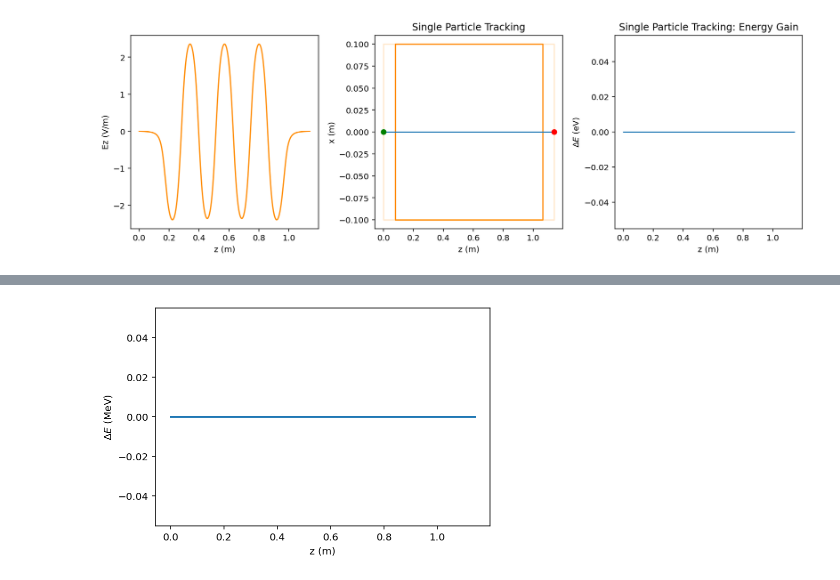
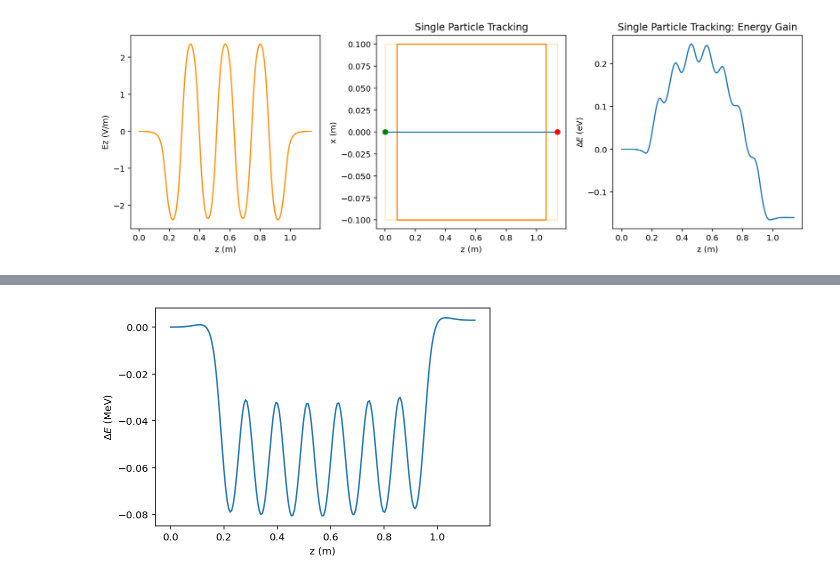
Before and after one commit to ColwynGulliford/lume-gpt, a Jupyter notebook: examples/elements/Map25D_TM.ipynb, the cells around one changed output, grey strips where cells are left out. Drawn from its saved outputs; the diff is of its cells as text; code cells hidden in the pictures.

```diff
--- a/examples/elements/Map25D_TM.ipynb
+++ b/examples/elements/Map25D_TM.ipynb
@@ -8,12 +8,10 @@
 import numpy as np
 from matplotlib import pyplot as plt
 # %%
-from gpt.maps2 import Map25D_TM
-cnames={'z':'z', 'r':'r', 'Ez':'Ez', 'Er':'Er', 'Bphi':'Bphi'}
+from gpt.maps import Map25D_TM
 
 cav = Map25D_TM('cav_7_cell', 'fields/7cell_2D.gdf', frequency=1.3e9, scale=1)
-
-G = cav.track_on_axis(t=0, p=1e6, n_screen=200, GBacc=12, workdir='temp')
+G = cav.track_on_axis(t=0, p=1e6, n_screen=200, GBacc=8)
 
 fig, ax = plt.subplots(1, 3, sharex='col', constrained_layout=True, figsize=(12,4))
 
@@ -30,15 +28,15 @@ ax[2].set_xlabel('z (m)');
 ax[2].set_ylabel('$\Delta E$ (eV)');
 ax[2].set_title('Single Particle Tracking: Energy Gain');
 # %% [output]
-[figure, old version]
+[figure, new version]
 # %%
 p=10e6
 cav._scale=1e6
 cav._relative_phase=-90
 
-%time G=cav.autophase(t=0, p=p, n_screen=200)
-
-plt.plot(G.stat('mean_z','screen'), (G.stat('mean_energy', 'screen')-G.screen[0]['mean_energy'])/1e6);
+%time G=cav.autophase(t=0, p=p, n_screen=200, GBacc=6.5)
+plt.plot(G.screen_stat('mean_z'),
+         (G.screen_stat('mean_energy')-G.screen[0]['mean_energy'])/1e6);
 plt.xlabel('z (m)');
 plt.ylabel('$\Delta E$ (MeV)');
 # %% [output]
@@ -47 +45 @@ Wall time: 1.87 s
-[figure, old version]
+[figure, new version]
```
Also changed, not shown: parts of 1 cell of this notebook, 5 other files.
